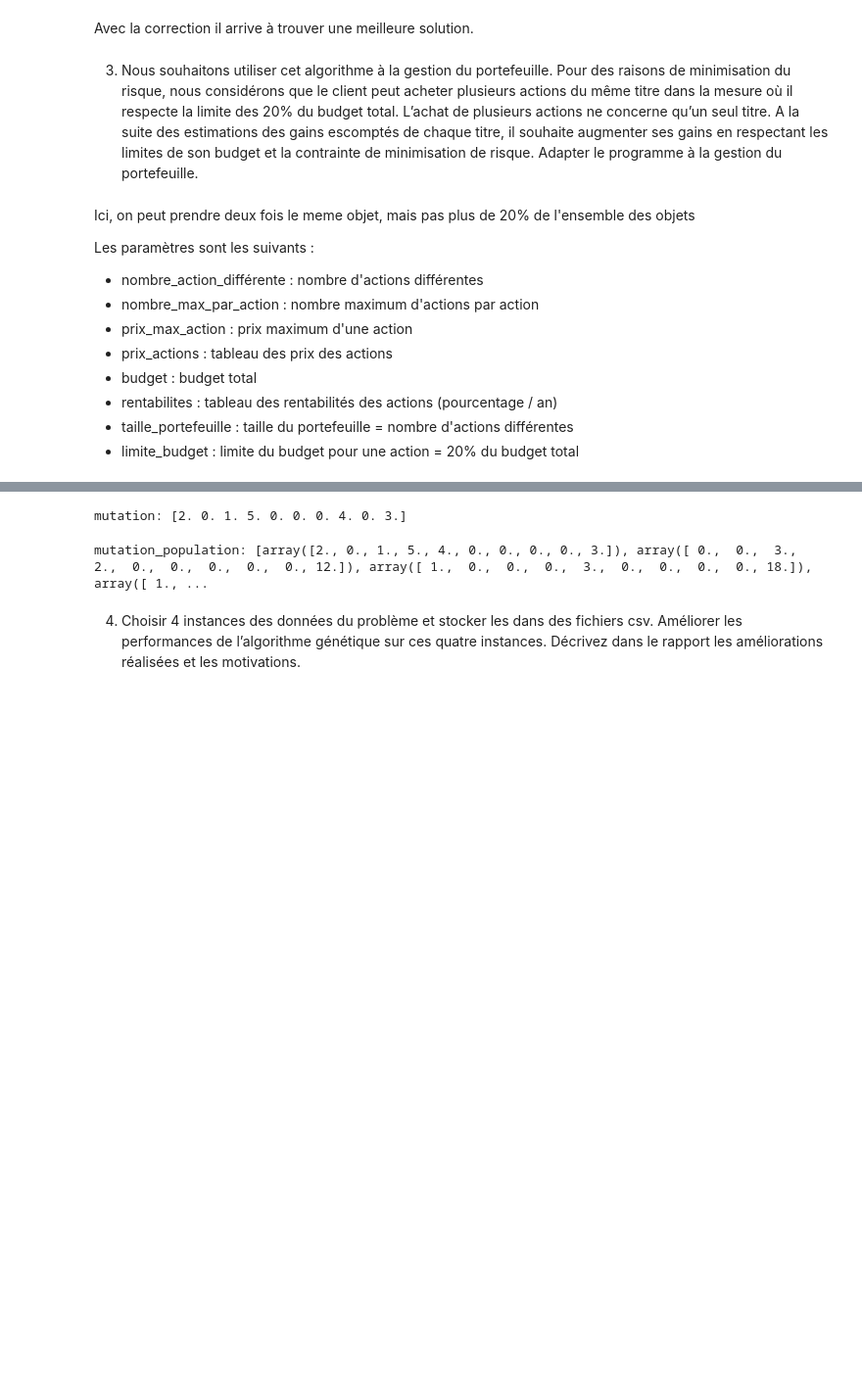
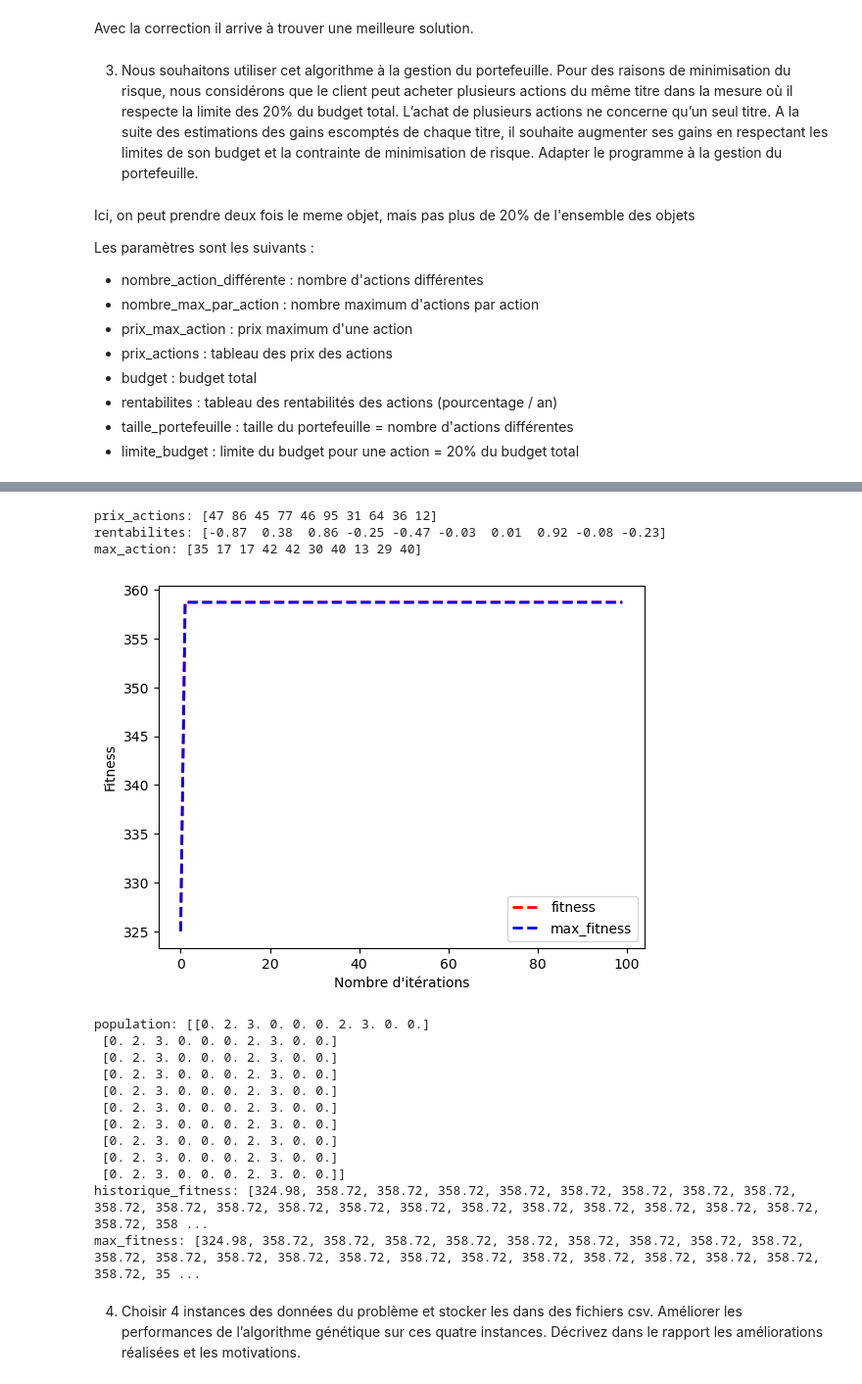
Before and after one commit to thibault-chausson/AI52-TP, a Jupyter notebook: TP2/TP2 - KnapSac.ipynb, the cells around one changed output, grey strips where cells are left out. Shown: that part at 98% size. Saved outputs shown, nothing was run; the diff lists cells and outputs as text; code cells hidden in the pictures; blank space fills up the shorter version.

```diff
--- a/TP2/TP2 - KnapSac.ipynb
+++ b/TP2/TP2 - KnapSac.ipynb
@@ -568,13 +568,13 @@ nombre_iteration = 100
 
 def init_parametres(prix_max_action, nombre_action_differente):
     prix_actions = np.random.randint(1, prix_max_action, size=nombre_action_differente)
-    rentabilites = np.random.randint(-1, 1, size=nombre_action_differente)
+    rentabilites = np.random.randint(-100, 100, size=nombre_action_differente)/100
     max_action = np.random.randint(1, nombre_max_par_action, size=nombre_action_differente)
     return prix_actions, rentabilites, max_action
 
 
-prix_actions, rentabilites, max_action = init_parametres(prix_max_action, nombre_action_differente)
+# prix_actions, rentabilites, max_action = init_parametres(prix_max_action, nombre_action_differente)
 
-print(f'prix_actions: {prix_actions}')
-print(f'rentabilites: {rentabilites}')
-print(f'max_action: {max_action}')
+# print(f'prix_actions: {prix_actions}')
+# print(f'rentabilites: {rentabilites}')
+# print(f'max_action: {max_action}')
@@ -590,8 +586,8 @@ def indicidu_initiale(taille_portefeuille, max_action):
     return population_initiale
 
 
-indicidu = indicidu_initiale(taille_portefeuille, max_action)
-print(f'population_initiale: {indicidu}')
+# indicidu = indicidu_initiale(taille_portefeuille, max_action)
+# print(f'population_initiale: {indicidu}')
 
 
 def population_initiale(taille_population, taille_portefeuille, max_action):
@@ -601,5 +597,5 @@ def population_initiale(taille_population, taille_portefeuille, max_action):
     return population_initiale
 
 
-population_initiale = population_initiale(taille_population, taille_portefeuille, max_action)
-print(f'population_initiale: {population_initiale}')
+# population_initiale = population_initiale(taille_population, taille_portefeuille, max_action)
+# print(f'population_initiale: {population_initiale}')
@@ -717,9 +693,7 @@ def mutation(individu):
     individu[indice1], individu[indice2] = individu[indice2], individu[indice1]
     return individu
 
-print(f'mutation: {mutation(population_corrige[0])}')
+# print(f'mutation: {mutation(population_corrige[0])}')
-# %% [output]
-mutation: [2. 0. 1. 5. 0. 0. 0. 4. 0. 3.]
 # %%
 # Fonction de mutation de la population
 
@@ -729,9 +703,7 @@ def mutation_population(population, probabilite_mutation, budget, limite_budget)
             population[i] = mutation(population[i])
     return correction_population(population, budget, limite_budget)
 
-print(f'mutation_population: {mutation_population(population_corrige, probabilite_mutation, budget, limite_budget)}')
+# print(f'mutation_population: {mutation_population(population_corrige, probabilite_mutation, budget, limite_budget)}')
-# %% [output]
-mutation_population: [array([2., 0., 1., 5., 4., 0., 0., 0., 0., 3.]), array([ 0.,  0.,  3.,  2.,  0.,  0.,  0.,  0.,  0., 12.]), array([ 1.,  0.,  0.,  0.,  3.,  0.,  0.,  0.,  0., 18.]), array([ 1., ...
 # %%
 # Fonction pour revenir à un population de taille initiale
 
@@ -741,15 +713,21 @@ def population_taille_initiale(population, prix_actions, rentabilites, budget, l
     return population
 # %%
 # Fonction principale
-population_ini = population_initiale(taille_population, taille_portefeuille, max_action)
-population_corrige = correction_population(population_ini, budget, limite_budget)
+prix_actions, rentabilites, max_action = init_parametres(prix_max_action, nombre_action_differente)
+print(f'prix_actions: {prix_actions}')
+print(f'rentabilites: {rentabilites}')
+print(f'max_action: {max_action}')
+population_initia = population_initiale(taille_population, taille_portefeuille, max_action)
+population_corrige = correction_population(population_initia, budget, limite_budget)
 
 def algorithme_genetique(population, prix_actions, rentabilites, budget, limite_budget, probabilite_mutation, nombre_iteration):
     historique_fitness = []
     max_fitness = []
     for i in range(nombre_iteration):
-        population = croisement(population, prix_actions, rentabilites, budget, limite_budget)
-        population = mutation_population(population, probabilite_mutation)
+        enfants = croisement(population, prix_actions, rentabilites, budget, limite_budget)
+        enfants_corrige = correction_population(enfants, budget, limite_budget)
+        population = np.concatenate((population, enfants_corrige))
+        population = mutation_population(population, probabilite_mutation, budget, limite_budget)
         population = population_taille_initiale(population, prix_actions, rentabilites, budget, limite_budget) # On la trie et on la remet à la taille initiale
         fitness_meilleur_individu = fitness(population[0], prix_actions, rentabilites, budget, limite_budget)
         historique_fitness.append(fitness_meilleur_individu)
@@ -759,6 +737,10 @@ def algorithme_genetique(population, prix_actions, rentabilites, budget, limite_
         else:
             max_fitness.append(fitness_meilleur_individu)
     return population, historique_fitness, max_fitness
+# %% [output]
+prix_actions: [47 86 45 77 46 95 31 64 36 12]
+rentabilites: [-0.87  0.38  0.86 -0.25 -0.47 -0.03  0.01  0.92 -0.08 -0.23]
+max_action: [35 17 17 42 42 30 40 13 29 40]
 # %%
 # Affichage des résultats
 
@@ -772,6 +754,25 @@ def affichage(population, historique_fitness, max_fitness):
     print(f'population: {population}')
     print(f'historique_fitness: {historique_fitness}')
     print(f'max_fitness: {max_fitness}')
+# %%
+# Résultats
+
+population, historique_fitness, max_fitness = algorithme_genetique(population_corrige, prix_actions, rentabilites, budget, limite_budget, probabilite_mutation, nombre_iteration)
+affichage(population, historique_fitness, max_fitness)
+# %% [output]
+[figure, added]
+population: [[0. 2. 3. 0. 0. 0. 2. 3. 0. 0.]
+ [0. 2. 3. 0. 0. 0. 2. 3. 0. 0.]
+ [0. 2. 3. 0. 0. 0. 2. 3. 0. 0.]
+ [0. 2. 3. 0. 0. 0. 2. 3. 0. 0.]
+ [0. 2. 3. 0. 0. 0. 2. 3. 0. 0.]
+ [0. 2. 3. 0. 0. 0. 2. 3. 0. 0.]
+ [0. 2. 3. 0. 0. 0. 2. 3. 0. 0.]
+ [0. 2. 3. 0. 0. 0. 2. 3. 0. 0.]
+ [0. 2. 3. 0. 0. 0. 2. 3. 0. 0.]
+ [0. 2. 3. 0. 0. 0. 2. 3. 0. 0.]]
+historique_fitness: [324.98, 358.72, 358.72, 358.72, 358.72, 358.72, 358.72, 358.72, 358.72, 358.72, 358.72, 358.72, 358.72, 358.72, 358.72, 358.72, 358.72, 358.72, 358.72, 358.72, 358.72, 358.72, 358 ...
+max_fitness: [324.98, 358.72, 358.72, 358.72, 358.72, 358.72, 358.72, 358.72, 358.72, 358.72, 358.72, 358.72, 358.72, 358.72, 358.72, 358.72, 358.72, 358.72, 358.72, 358.72, 358.72, 358.72, 358.72, 35 ...
 # %% [markdown]
 4) Choisir 4 instances des données du problème et stocker les dans des fichiers csv. Améliorer les
 performances de l’algorithme génétique sur ces quatre instances. Décrivez dans le rapport les
```
Also changed, not shown: parts of 17 cells of this notebook.
